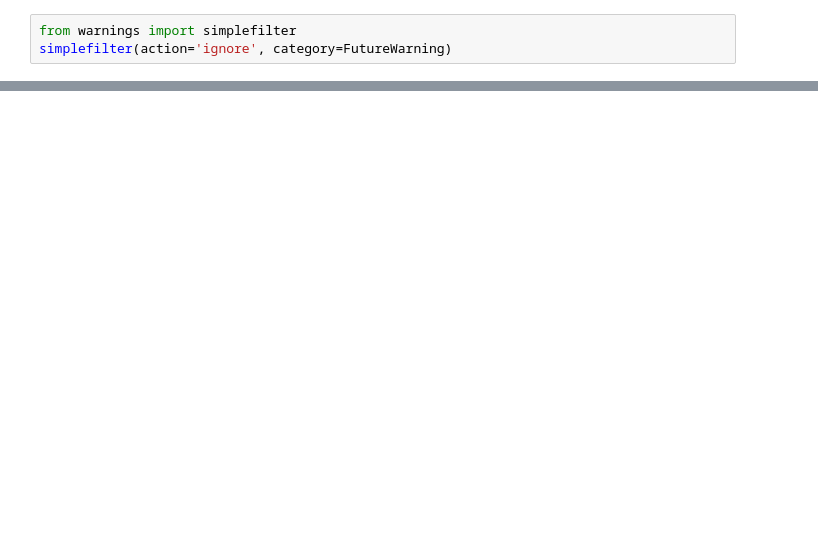
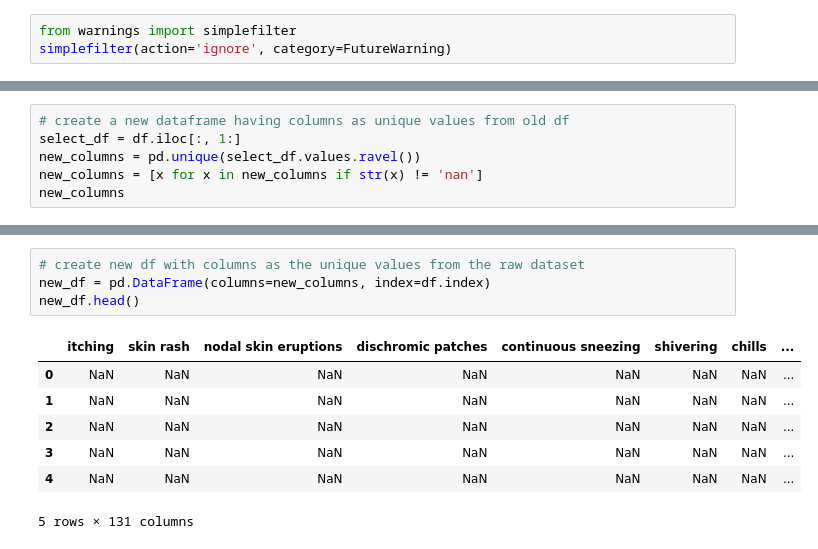
Before and after one commit to XuBai163/6CCS3PRJ, a Jupyter notebook: docbot/chatbot_engine/datasets/ml_model_dev_v2.ipynb, the cells around one changed output, grey strips where cells are left out. Drawn from its saved outputs; the diff is of its cells as text; blank space fills up the shorter version.

```diff
--- a/docbot/chatbot_engine/datasets/ml_model_dev_v2.ipynb
+++ b/docbot/chatbot_engine/datasets/ml_model_dev_v2.ipynb
@@ -52,0 +38,6 @@ df_train.head()
+# %%
+# create a new dataframe having columns as unique values from old df
+select_df = df.iloc[:, 1:]
+new_columns = pd.unique(select_df.values.ravel())
+new_columns = [x for x in new_columns if str(x) != 'nan']
+new_columns
@@ -52,0 +89,12 @@ df_train.head()
+# %%
+# create new df with columns as the unique values from the raw dataset
+new_df = pd.DataFrame(columns=new_columns, index=df.index)
+new_df.head()
+# %% [output]
+|  | itching | skin rash | nodal skin eruptions | dischromic patches | continuous sneezing | shivering | chills | ... |
+| 0 | NaN | NaN | NaN | NaN | NaN | NaN | NaN | ... |
+| 1 | NaN | NaN | NaN | NaN | NaN | NaN | NaN | ... |
+| 2 | NaN | NaN | NaN | NaN | NaN | NaN | NaN | ... |
+| 3 | NaN | NaN | NaN | NaN | NaN | NaN | NaN | ... |
+| 4 | NaN | NaN | NaN | NaN | NaN | NaN | NaN | ... |
+5 rows × 131 columns
```
Also changed, not shown: parts of 29 cells of this notebook, 3 other files.
